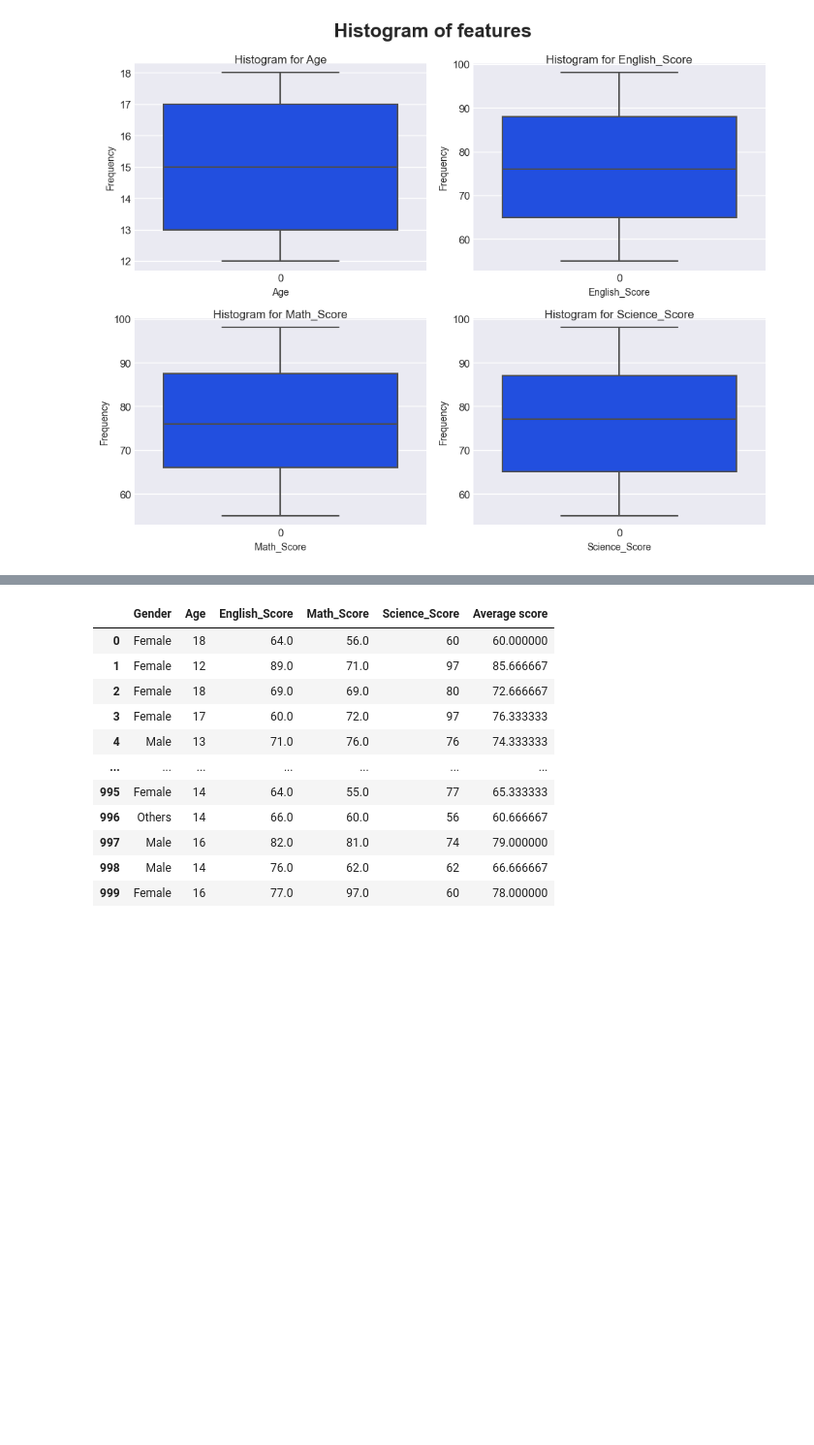
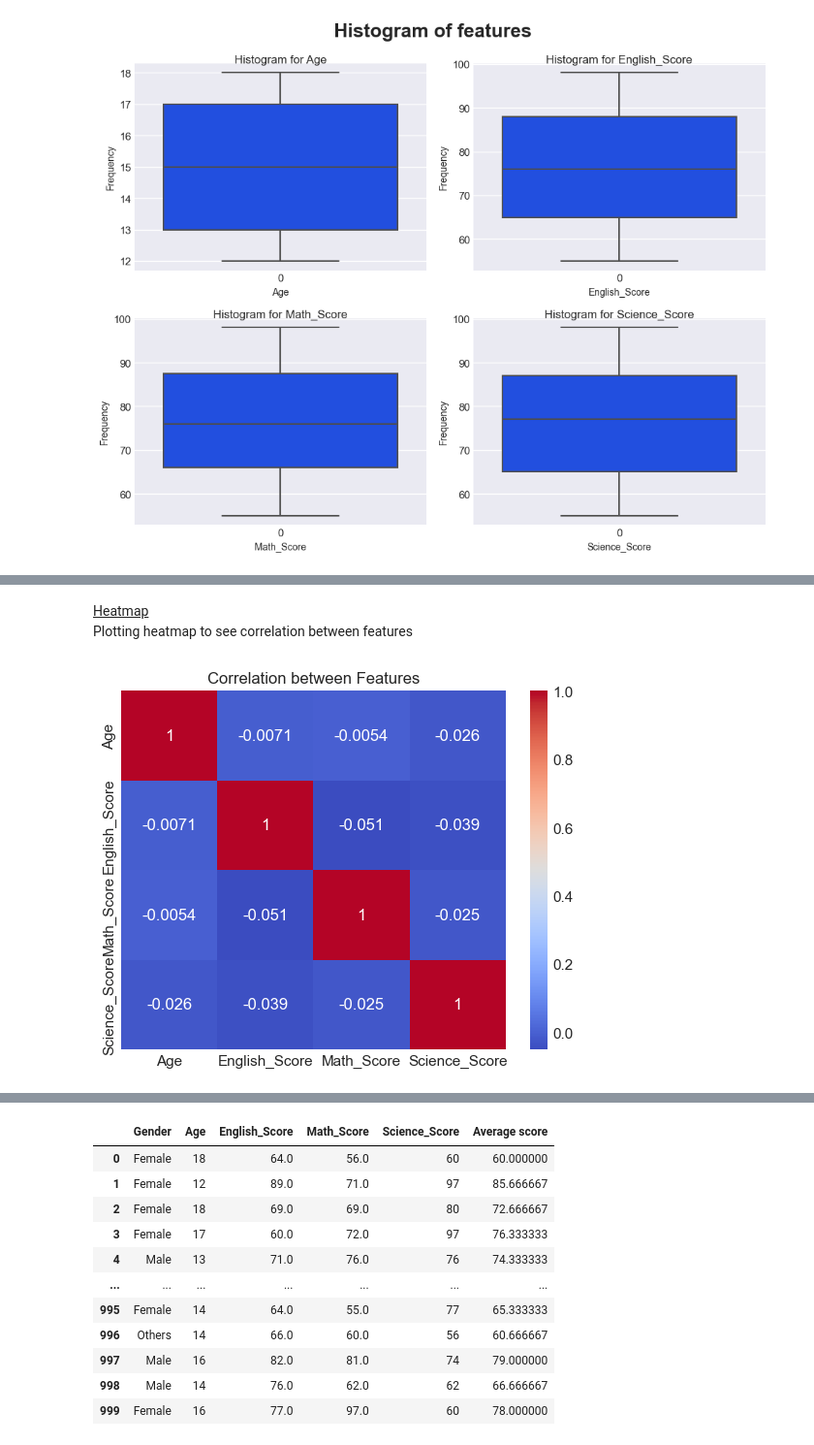
Before and after one commit to y0ngjie/AIML-ST1511-CA2, a Jupyter notebook: clustering copy.ipynb, the cells around one changed output, grey strips where cells are left out. Shown at 97% size. Cells and saved outputs as stored; diff of their text form; code cells hidden in the pictures; blank space fills up the shorter version.

```diff
--- a/clustering copy.ipynb
+++ b/clustering copy.ipynb
@@ -207,0 +240,8 @@ df['Gender'] = df['Gender'].apply(groupNonBinaryGender)
+# %% [markdown]
+<u>Heatmap</u><br>
+Plotting heatmap to see correlation between features
+# %%
+sns.heatmap(df_eda.drop(columns='Gender').corr(), annot=True, cmap='coolwarm').set(title="Correlation between Features")
+plt.show()
+# %% [output]
+[figure, added]
```
Also changed, not shown: parts of 62 cells of this notebook.
